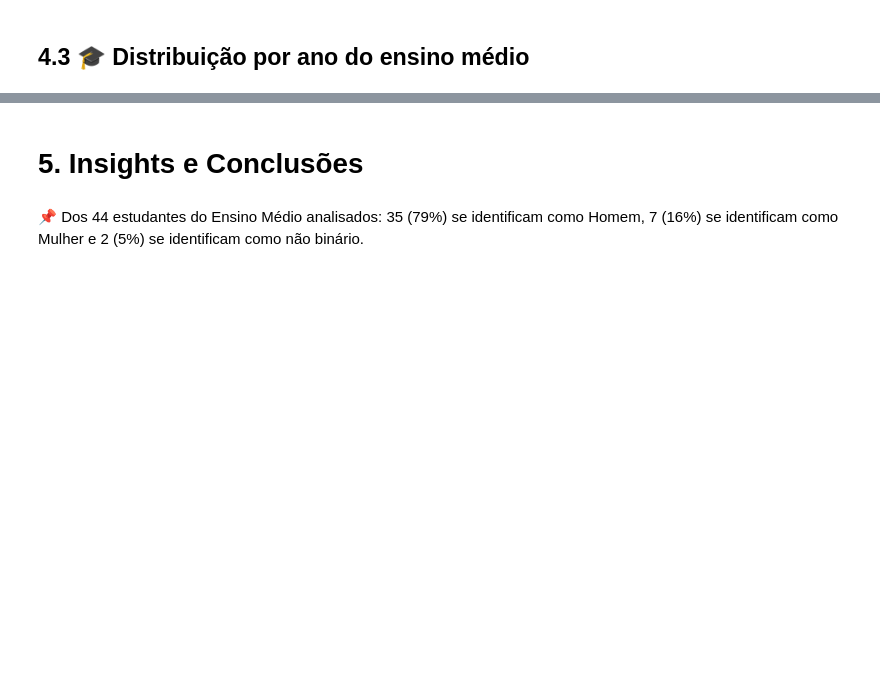
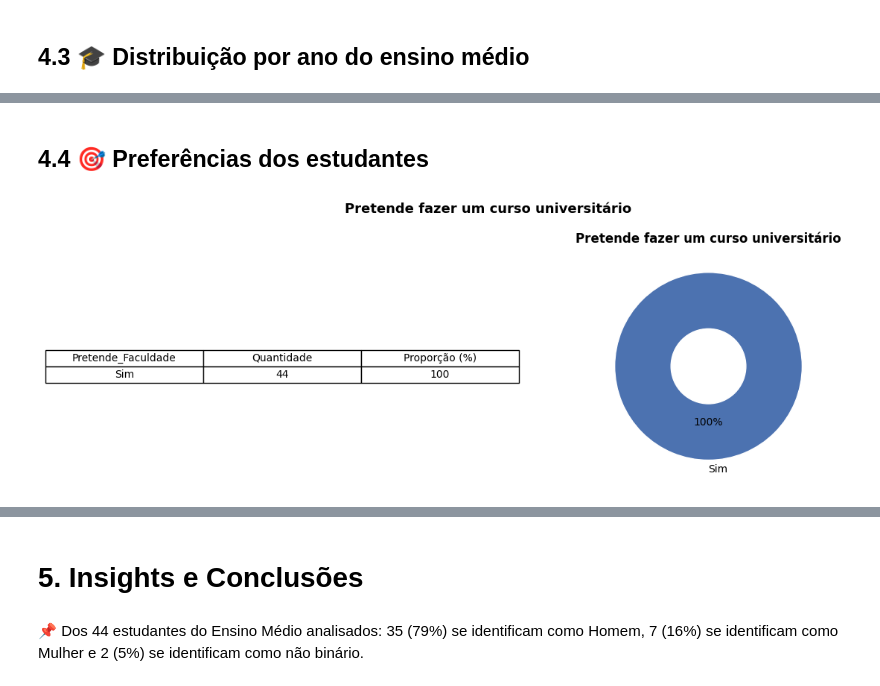
Before and after one commit to mandymagalhaes/vem-pro-mundo-fpb-perfil-dos-alunos, a Jupyter notebook: vem_pro_mundo_fpb_perfil_dos_alunos.ipynb, the cells around one changed output, grey strips where cells are left out. Cells and saved outputs as stored; diff of their text form; code cells hidden in the pictures; blank space fills up the shorter version.

```diff
--- a/vem_pro_mundo_fpb_perfil_dos_alunos.ipynb
+++ b/vem_pro_mundo_fpb_perfil_dos_alunos.ipynb
@@ -135,3 +132,38 @@ print(df.shape)
+# %%
+# Renomear colunas colunas com nomes muito longos ou com caracteres especiais
+df.rename(columns={
+    'ID': 'ID',
+    'Hora de início': 'Hora_Inicio',
+    'Hora de conclusão': 'Hora_Conclusao',
+    'Email': 'Email',
+    'Nome': 'Nome',
+    'Hora da última modificação': 'Hora_Modificacao',
+    'Data de nascimento': 'Data_Nascimento',
+    'Com qual gênero você se identifica?': 'Genero',
+    'Em qual ano do ensino médio você está?': 'Ano_EM',
+    'Você pretende fazer um curso universitário no próximo ano ou quando terminar o 3º ano?': 'Pretende_Faculdade',
+    'Em qual universidade?': 'Universidade',
+    'Qual o turno de sua preferência?': 'Turno',
+    'Tecnologia e inovação': 'Tecnologia_Inovacao',
+    'Resolver desafios lógicos e matemáticos': 'Desafios_Logicos',
+    'Matemática': 'Matematica',
+    'Português': 'Portugues',
+    'Qual a sua matéria preferida na escola? (resposta aberta)': 'Materia_Preferida',
+    'Já teve contato com programação ou desenvolvimento de jogos/aplicações?': 'Contato_Programacao',
+    'Você gosta de jogos eletrônicos?': 'Gosta_Jogos',
+    'Videogame': 'Videogame',
+    'Computador': 'Computador',
+    'Internet residencial (Wi-Fi)': 'Internet_Residencial',
+    'Celular': 'Celular',
+    'Internet no celular': 'Internet_Celular',
+    'As explicações dos estudantes foram claras e fáceis de entender.': 'Explicacoes_Claras',
+    'As aplicações apresentadas despertaram meu interesse.': 'Aplicacoes_Interessantes',
+    'O uso das tecnologias nas oficinas foi adequado e interessante': 'Uso_Tecnologias',
+    'A atividade ajudou-me a compreender melhor o que é o curso de Ciência da Computação': 'Compreensao_CC',
+    'De modo geral, a experiência do evento foi positiva.': 'Experiencia_Positiva',
+    'Ano': 'Ano',
+    'Idade': 'Idade'
+}, inplace=True)
 # %% [markdown]
 # 4. Análise Exploratória (EDA)
 # %% [markdown]
@@ -522,0 +364,9 @@ Name: count, dtype: int64
+# %% [markdown]
+## 4.4 🎯 Preferências dos estudantes
+# %%
+# Pretende fazer um curso universitário em 2016 ou quando terminar o 3º ano?
+donut_chart_side(df, 'Pretende_Faculdade',
+                 'Pretende fazer um curso universitário',
+                 ['#4C72B0', '#55A868', '#DD8452'])
+# %% [output]
+[figure, added]
```
Also changed, not shown: parts of 77 cells of this notebook.
